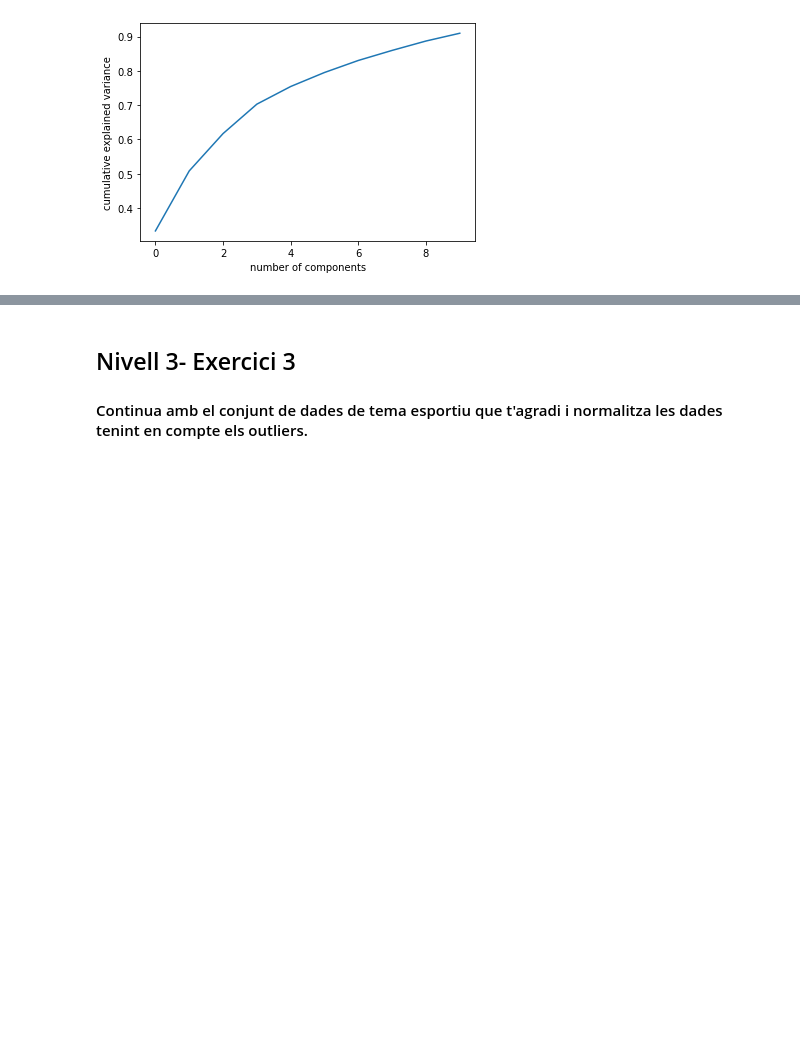
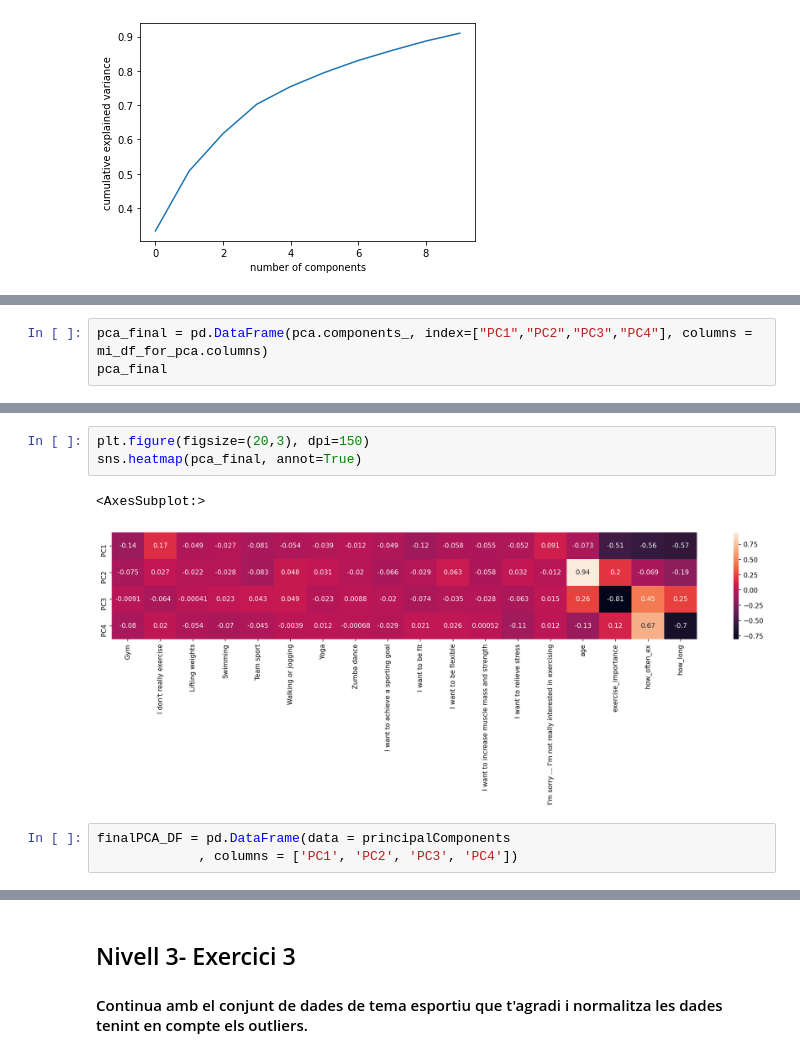
Before and after one commit to ptudela/S09-T01-Feature-Engineering, a Jupyter notebook: S09 T01 Feature Engineering final.ipynb, the cells around one changed output, grey strips where cells are left out. Cells and saved outputs as stored; diff of their text form; blank space fills up the shorter version.

```diff
--- a/S09 T01 Feature Engineering final.ipynb
+++ b/S09 T01 Feature Engineering final.ipynb
@@ -384,0 +403,3 @@ finalPCA_DF = pd.DataFrame(data = principalComponents
+# %%
+pca_final = pd.DataFrame(pca.components_, index=["PC1","PC2","PC3","PC4"], columns = mi_df_for_pca.columns)
+pca_final
@@ -385,3 +412,12 @@ finalPCA_DF = pd.DataFrame(data = principalComponents
+# %%
+plt.figure(figsize=(20,3), dpi=150)
+sns.heatmap(pca_final, annot=True)
+# %% [output]
+<AxesSubplot:>
+[figure, added]
+# %%
+finalPCA_DF = pd.DataFrame(data = principalComponents
+             , columns = ['PC1', 'PC2', 'PC3', 'PC4'])
 # %%
 finalPCA_DF
 # %% [output]
```
Also changed, not shown: parts of 12 cells of this notebook.
